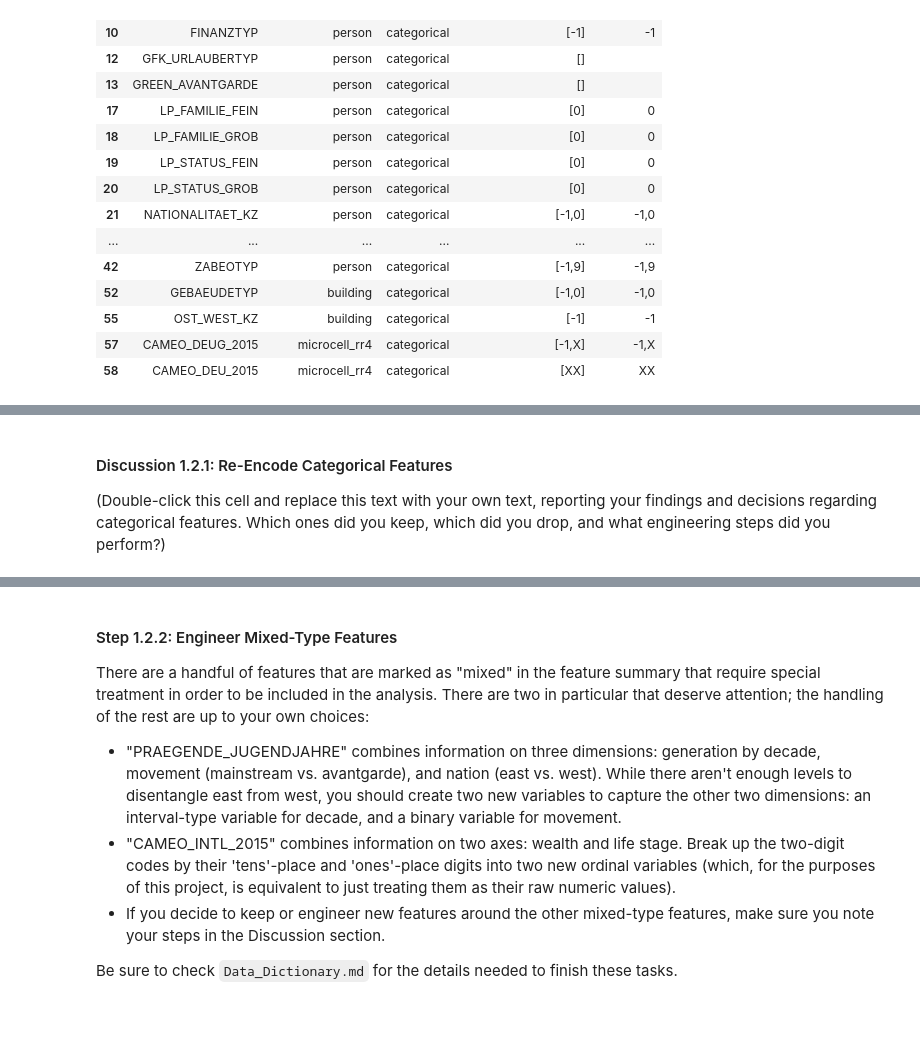
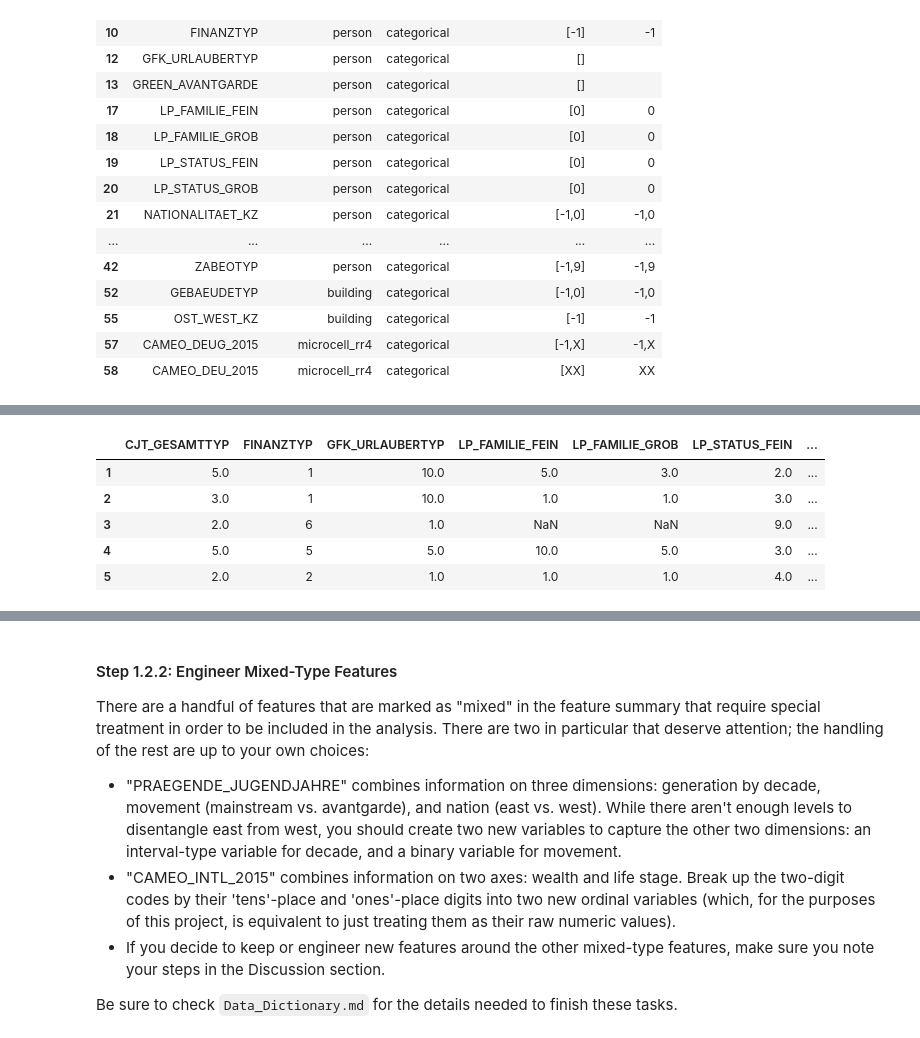
Before and after one commit to VLeaveUs/Identify-Customer-Segments, a Jupyter notebook: Identify_Customer_Segments.ipynb, the cells around one changed output, grey strips where cells are left out. Drawn from its saved outputs; the diff is of its cells as text; code cells hidden in the pictures.

```diff
--- a/Identify_Customer_Segments.ipynb
+++ b/Identify_Customer_Segments.ipynb
@@ -324,7 +326,7 @@ In the first two parts of this sub-step, you will perform an investigation of th
 Data wrangling is often the trickiest part of the data analysis process, and there's a lot of it to be done here. But stick with it: once you're done with this step, you'll be ready to get to the machine learning parts of the project!
 # %%
 # How many features are there of each data type?
-col_list = azdias_below40.columns.tolist()
+col_list = azdias_below15.columns.tolist()
 feat_info_2 = feat_info[feat_info['attribute'].isin(col_list)] # Based on new dataset
 # feat_info
 feat_info_2['type'].value_counts()
@@ -370,7 +371,7 @@ categoricals
 binary = []
 multi = []
 for i in categoricals['attribute']:
-    if azdias_below40[i].nunique() == 2:
+    if azdias_below15[i].nunique() == 2:
         binary.append(i)
     else:
         multi.append(i)
@@ -376,0 +387,4 @@ for i in categoricals['attribute']:
+# %%
+binar_non = azdias_below15['OST_WEST_KZ']
+binar_non = pd.get_dummies(binar_non.astype('category'), prefix='OST_WEST_KZ')
+binar_non.head()
@@ -396,4 +417,9 @@ multi
-# %% [markdown]
-#### Discussion 1.2.1: Re-Encode Categorical Features
-
-(Double-click this cell and replace this text with your own text, reporting your findings and decisions regarding categorical features. Which ones did you keep, which did you drop, and what engineering steps did you perform?)
+# %%
+azdias_below15[multi].head()
+# %% [output]
+|  | CJT_GESAMTTYP | FINANZTYP | GFK_URLAUBERTYP | LP_FAMILIE_FEIN | LP_FAMILIE_GROB | LP_STATUS_FEIN | ... |
+| 1 | 5.0 | 1 | 10.0 | 5.0 | 3.0 | 2.0 | ... |
+| 2 | 3.0 | 1 | 10.0 | 1.0 | 1.0 | 3.0 | ... |
+| 3 | 2.0 | 6 | 1.0 | NaN | NaN | 9.0 | ... |
+| 4 | 5.0 | 5 | 5.0 | 10.0 | 5.0 | 3.0 | ... |
+| 5 | 2.0 | 2 | 1.0 | 1.0 | 1.0 | 4.0 | ... |
```
Also changed, not shown: parts of 74 cells of this notebook.
